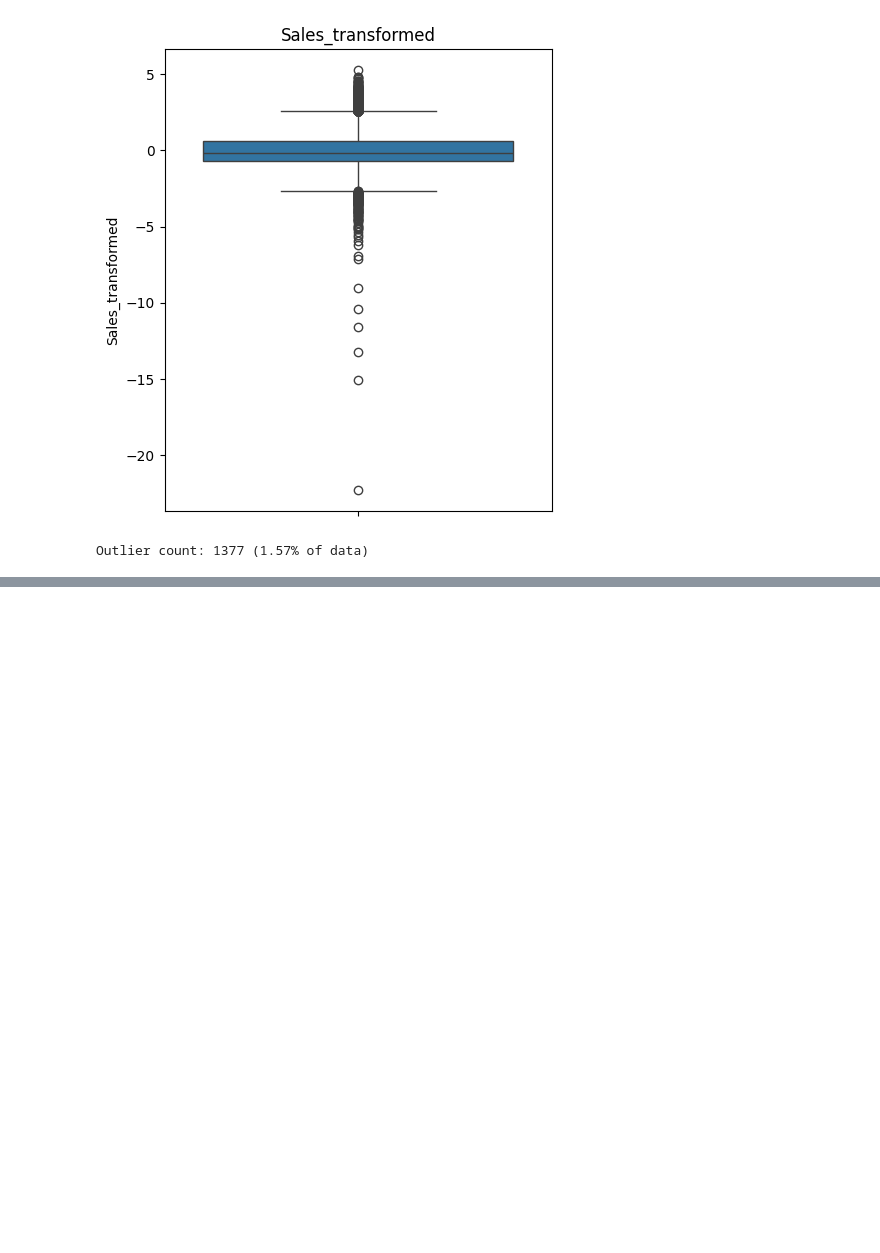
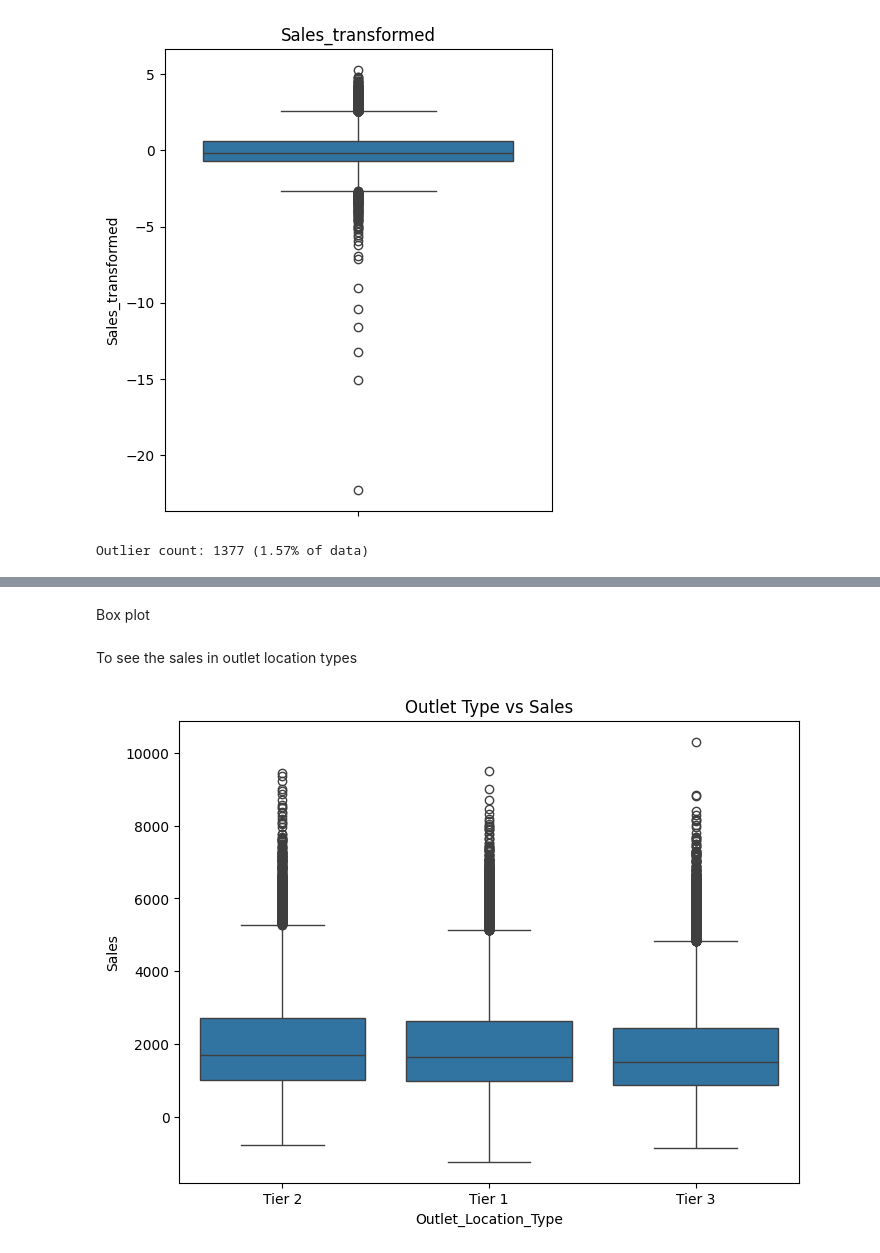
Before and after one commit to riwaz-joshi08/Supermarket_Data_Analysis, a Jupyter notebook: Supermarket_Data_Analysis.ipynb, the cells around one changed output, grey strips where cells are left out. Cells and saved outputs as stored; diff of their text form; code cells hidden in the pictures; blank space fills up the shorter version.

```diff
--- a/Supermarket_Data_Analysis.ipynb
+++ b/Supermarket_Data_Analysis.ipynb
@@ -316,0 +288,14 @@ Tier 2                25253  0.287410
+# %% [markdown]
+Box plot
+# %% [markdown]
+To see the sales in outlet location types
+# %%
+categorical_cols = train_cleaned.select_dtypes(include=['object']).columns
+
+# Example: How Outlet_Location_Type affects Sales
+plt.figure(figsize=(8,6))
+sns.boxplot(x='Outlet_Location_Type', y='Sales', data=train_cleaned)
+plt.title("Outlet Type vs Sales")
+plt.show()
+# %% [output]
+[figure, added]
```
Also changed, not shown: parts of 13 cells of this notebook.
